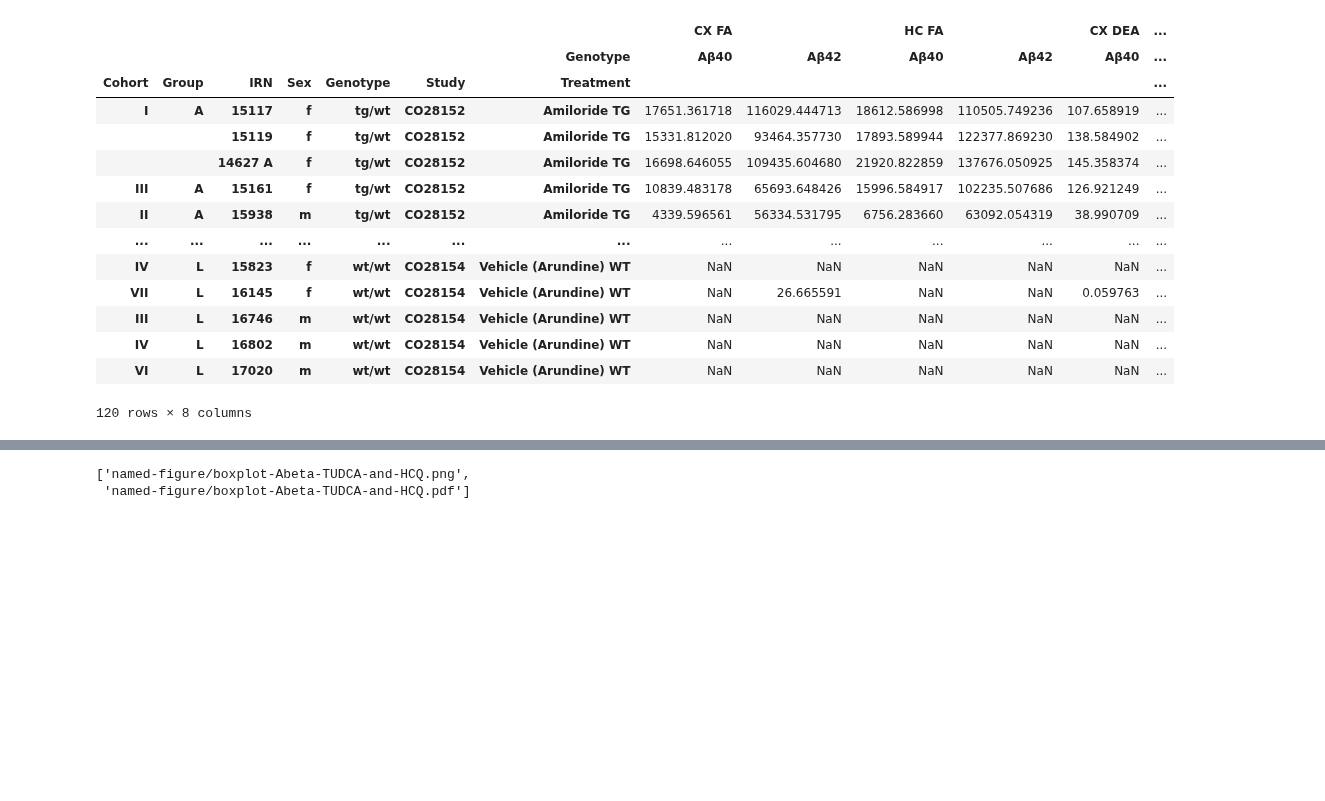
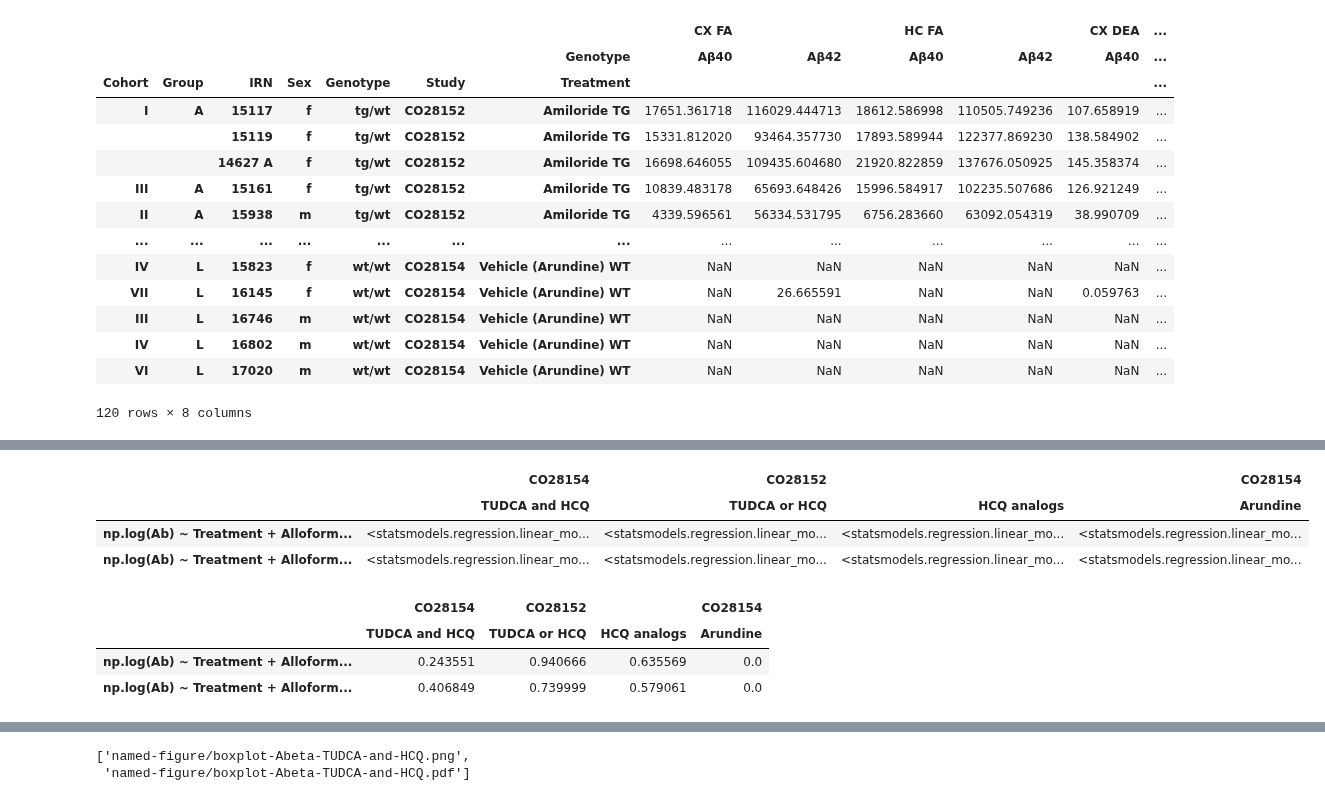
Before and after one commit to attilagk/CTNS-notebook, a Jupyter notebook: 2024-08-08-biochemistry/2024-08-08-biochemistry.ipynb, the cells around one changed output, grey strips where cells are left out. Saved outputs shown, nothing was run; the diff lists cells and outputs as text; code cells hidden in the pictures; blank space fills up the shorter version.

```diff
--- a/2024-08-08-biochemistry/2024-08-08-biochemistry.ipynb
+++ b/2024-08-08-biochemistry/2024-08-08-biochemistry.ipynb
@@ -97,0 +135,35 @@ Abeta_long
+# %%
+formula_l = [
+    'np.log(Ab) ~ Treatment + Alloform + Region + Fraction',
+    'np.log(Ab) ~ Treatment + Alloform + Region + Fraction + Treatment * Region * Fraction - Treatment : Region : Fraction',
+]
+
+study_treatment_l = [
+    ('CO28154', ('Saline TG', 'TUDCA + HCQ TG')),
+    ('CO28152', ('Saline TG', 'TUDCA TG', 'HCQ TG')),
+    ('CO28152', ('Saline TG', 'HCQ TG', 'HCQ nano TG', 'R-HCQ TG', 'S-HCQ TG')),
+    ('CO28154', ('Vehicle (Arundine) TG', 'Arundine low dose TG', 'Arundine mid dose TG', 'Arundine high dose TG')),
+]
+
+study_experiment_l = [
+    ('CO28154', 'TUDCA and HCQ'),
+    ('CO28152', 'TUDCA or HCQ'),
+    ('CO28152', 'HCQ analogs'),
+    ('CO28154', 'Arundine'),
+]
+
+a = np.array([[fit_one(f, *st) for st in study_treatment_l] for f in formula_l])
+results = pd.DataFrame(a, index=formula_l, columns=pd.MultiIndex.from_tuples(study_experiment_l))
+results
+# %% [output]
+|  | CO28154 | CO28152 |  | CO28154 |
+|  | TUDCA and HCQ | TUDCA or HCQ | HCQ analogs | Arundine |
+| np.log(Ab) ~ Treatment + Alloform... | <statsmodels.regression.linear_mo... | <statsmodels.regression.linear_mo... | <statsmodels.regression.linear_mo... | <statsmodels.regression.linear_mo... |
+| np.log(Ab) ~ Treatment + Alloform... | <statsmodels.regression.linear_mo... | <statsmodels.regression.linear_mo... | <statsmodels.regression.linear_mo... | <statsmodels.regression.linear_mo... |
+# %%
+results.applymap(lambda x: jarque_bera(x.resid)[1])
+# %% [output]
+|  | CO28154 | CO28152 |  | CO28154 |
+|  | TUDCA and HCQ | TUDCA or HCQ | HCQ analogs | Arundine |
+| np.log(Ab) ~ Treatment + Alloform... | 0.243551 | 0.940666 | 0.635569 | 0.0 |
+| np.log(Ab) ~ Treatment + Alloform... | 0.406849 | 0.739999 | 0.579061 | 0.0 |
```
Also changed, not shown: parts of 5 cells of this notebook.
